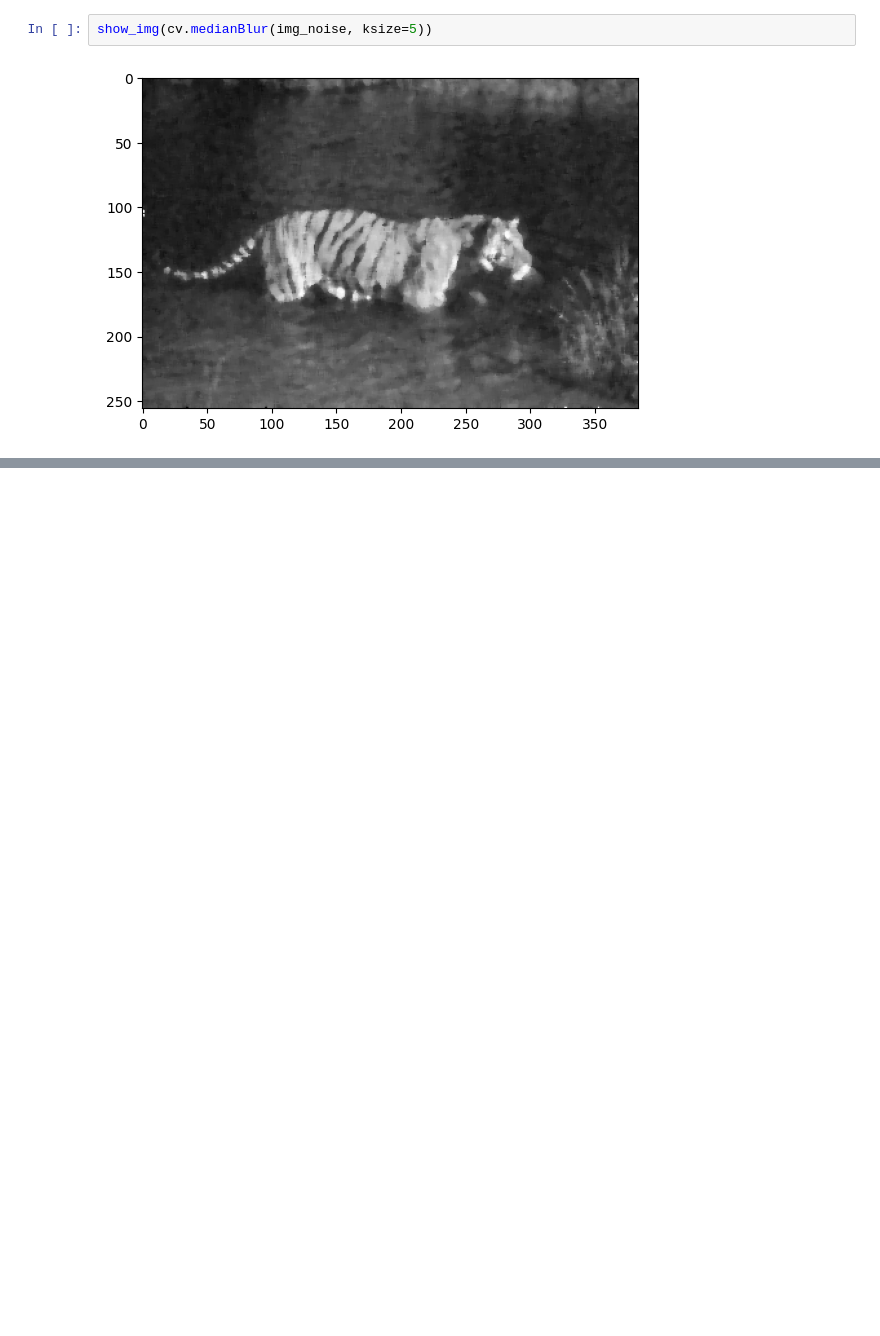
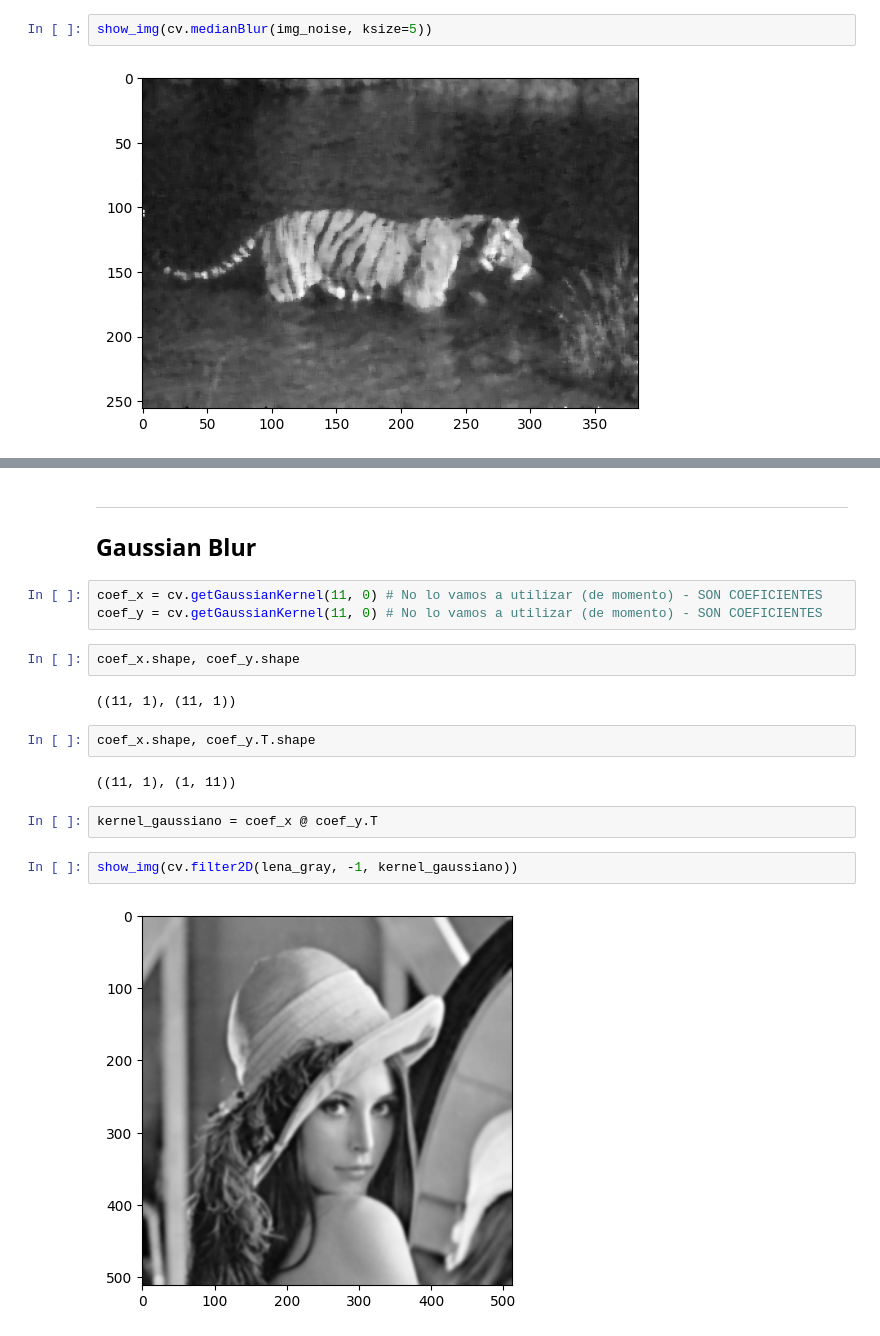
Before and after one commit to mikecr96/PDI-Ago-Dic25-GpoA, a Jupyter notebook: Semana X/filtros.ipynb, the cells around one changed output, grey strips where cells are left out. Cells and saved outputs as stored; diff of their text form; blank space fills up the shorter version.

```diff
--- a/Semana X/filtros.ipynb
+++ b/Semana X/filtros.ipynb
@@ -87,0 +152,20 @@ show_img(cv.medianBlur(img_noise, ksize=5))
+# %% [markdown]
+---
+## Gaussian Blur
+# %%
+coef_x = cv.getGaussianKernel(11, 0) # No lo vamos a utilizar (de momento) - SON COEFICIENTES
+coef_y = cv.getGaussianKernel(11, 0) # No lo vamos a utilizar (de momento) - SON COEFICIENTES
+# %%
+coef_x.shape, coef_y.shape
+# %% [output]
+((11, 1), (11, 1))
+# %%
+coef_x.shape, coef_y.T.shape
+# %% [output]
+((11, 1), (1, 11))
+# %%
+kernel_gaussiano = coef_x @ coef_y.T
+# %%
+show_img(cv.filter2D(lena_gray, -1, kernel_gaussiano))
+# %% [output]
+[figure, added]
```
Also changed, not shown: parts of 20 cells of this notebook.
